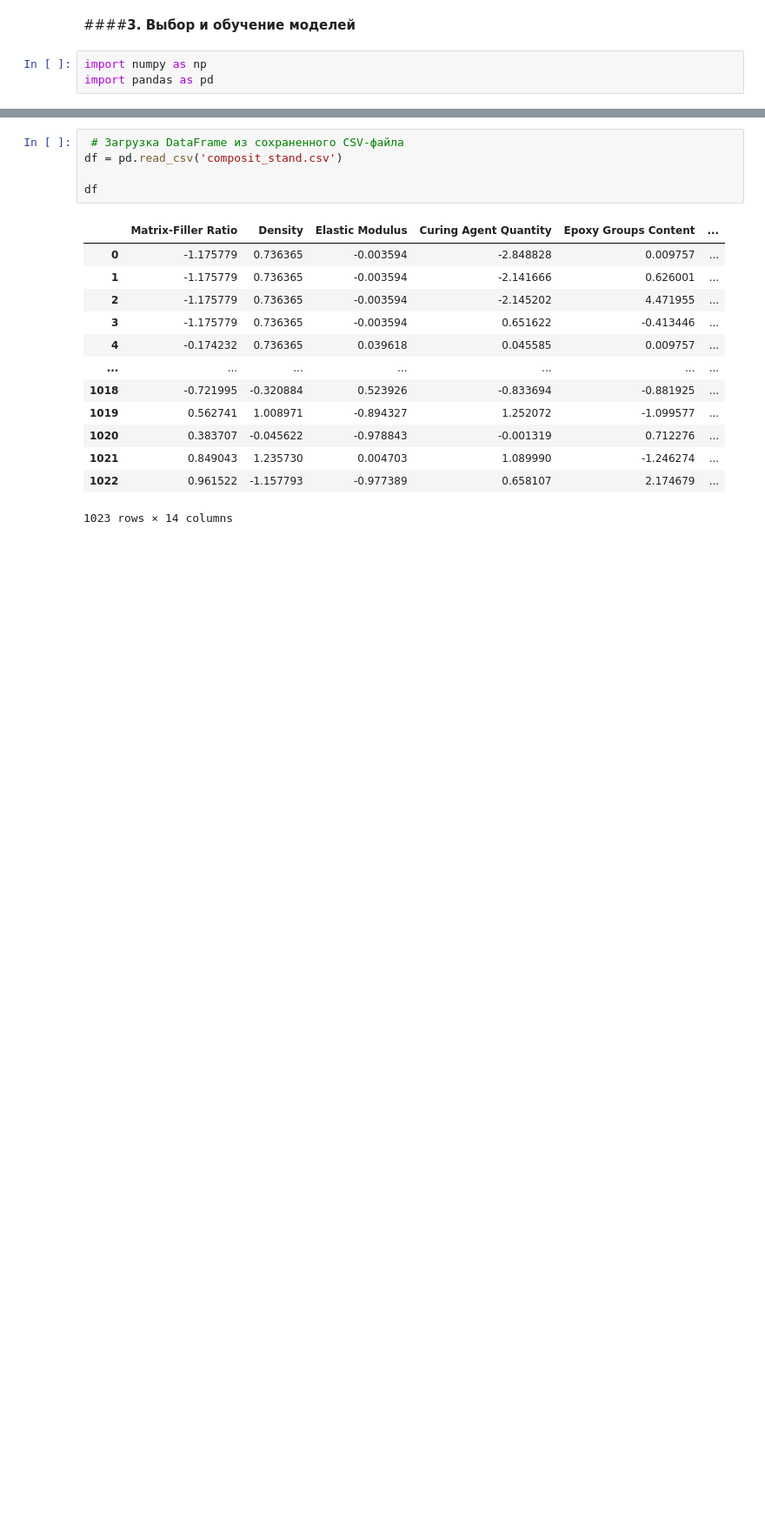
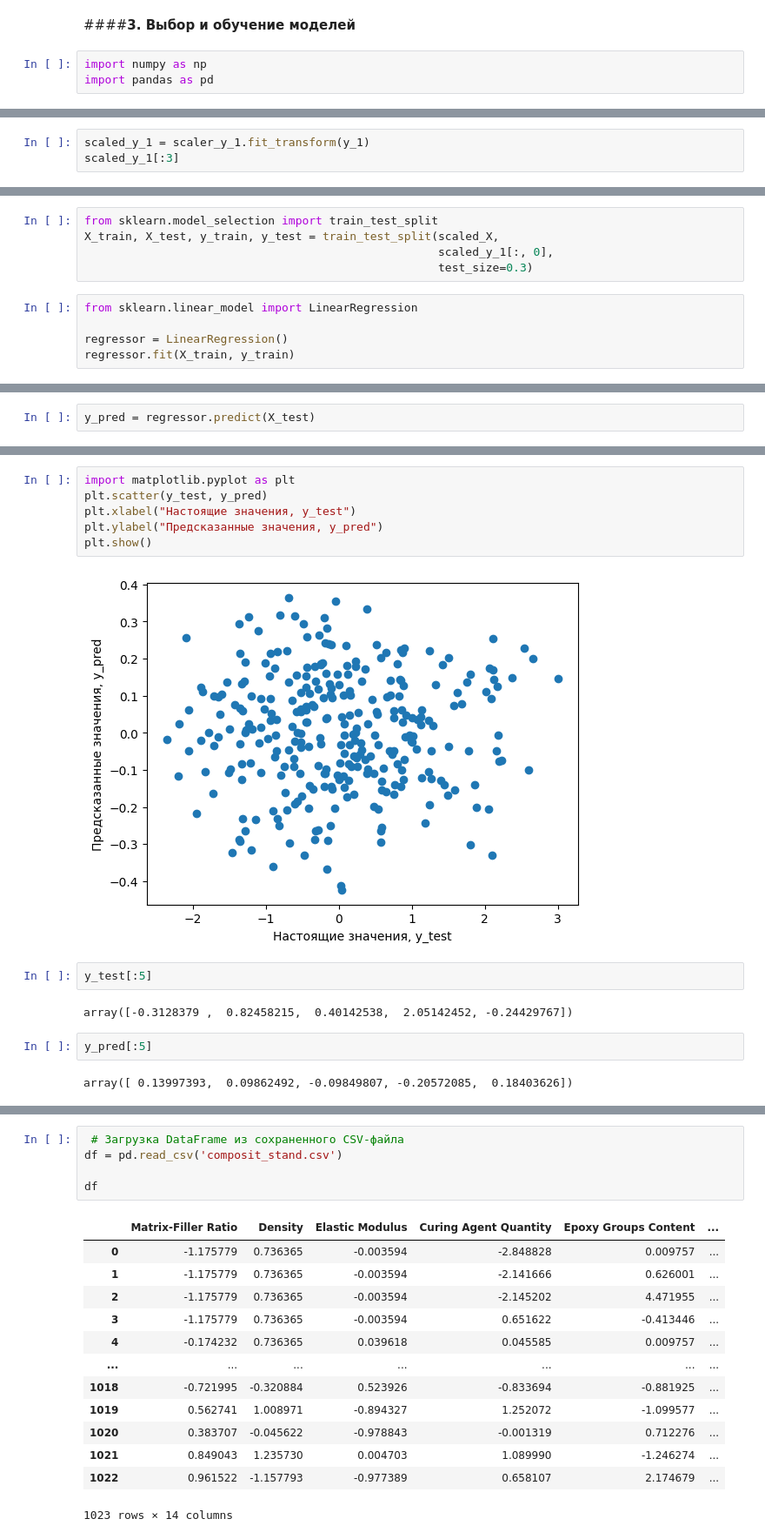
Before and after one commit to tduty13/python-jupyter-, a Jupyter notebook: model.ipynb, the cells around one changed output, grey strips where cells are left out. Shown: that part at 87% size. Saved outputs shown, nothing was run; the diff lists cells and outputs as text; blank space fills up the shorter version.

```diff
--- a/model.ipynb
+++ b/model.ipynb
@@ -328,0 +174,3 @@ array([72.29779878])
+# %%
+scaled_y_1 = scaler_y_1.fit_transform(y_1)
+scaled_y_1[:3]
@@ -328,0 +210,10 @@ array([72.29779878])
+# %%
+from sklearn.model_selection import train_test_split
+X_train, X_test, y_train, y_test = train_test_split(scaled_X,
+                                                    scaled_y_1[:, 0],
+                                                    test_size=0.3)
+# %%
+from sklearn.linear_model import LinearRegression
+
+regressor = LinearRegression()
+regressor.fit(X_train, y_train)
@@ -328,0 +231,2 @@ array([72.29779878])
+# %%
+y_pred = regressor.predict(X_test)
@@ -328,0 +241,16 @@ array([72.29779878])
+# %%
+import matplotlib.pyplot as plt
+plt.scatter(y_test, y_pred)
+plt.xlabel("Настоящие значения, y_test")
+plt.ylabel("Предсказанные значения, y_pred")
+plt.show()
+# %% [output]
+[figure, added]
+# %%
+y_test[:5]
+# %% [output]
+array([-0.3128379 ,  0.82458215,  0.40142538,  2.05142452, -0.24429767])
+# %%
+y_pred[:5]
+# %% [output]
+array([ 0.13997393,  0.09862492, -0.09849807, -0.20572085,  0.18403626])
```
Also changed, not shown: parts of 122 cells of this notebook, 1 other file.
